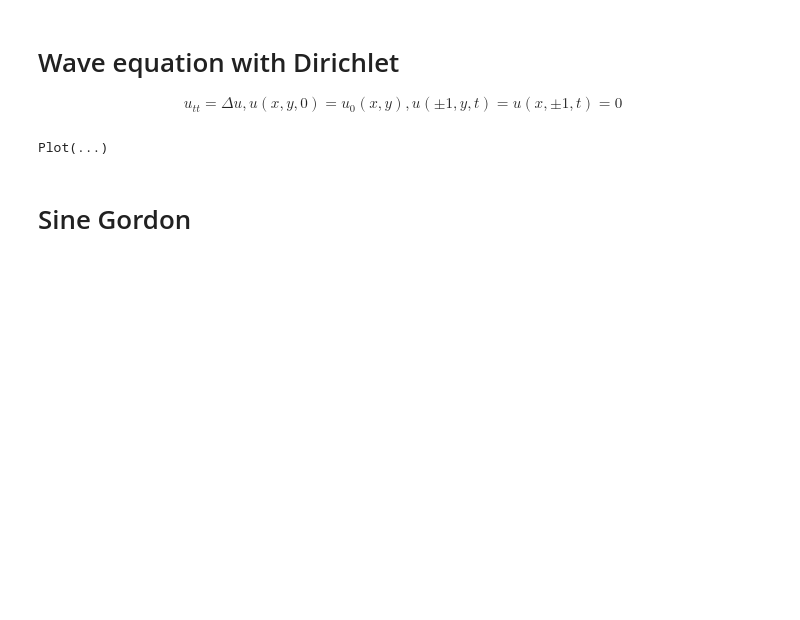
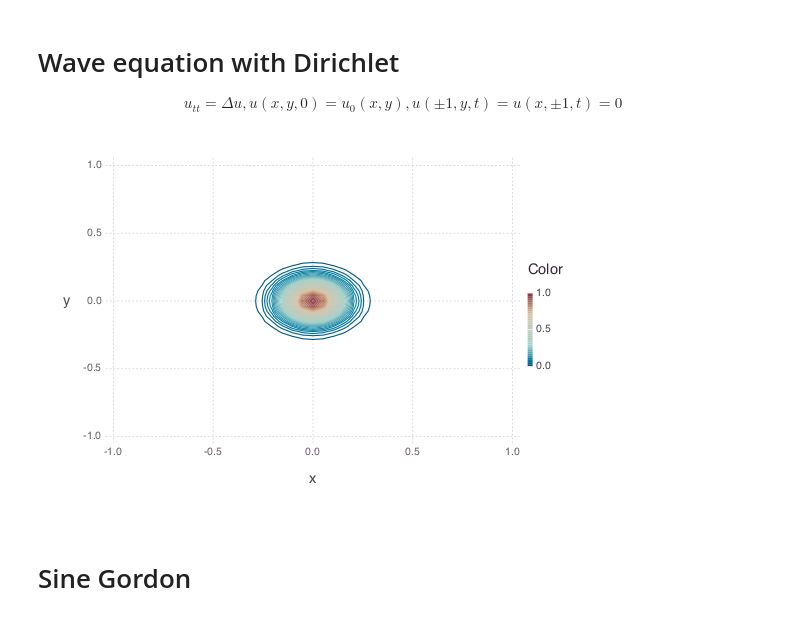
Before and after one commit to JuliaApproximation/ApproxFun.jl, a Jupyter notebook: examples/Time Evolution PDEs on Square (Gadfly).ipynb, the cells around one changed output. Saved outputs shown, nothing was run; the diff lists cells and outputs as text; code cells hidden in the pictures; blank space fills up the shorter version.

```diff
--- a/examples/Time Evolution PDEs on Square (Gadfly).ipynb
+++ b/examples/Time Evolution PDEs on Square (Gadfly).ipynb
@@ -18,9 +42,9 @@ $$u_{tt} = \Delta u, u(x,y,0)=u_0(x,y), u(\pm 1,y,t)=u(x,\pm 1,t)=0$$
 # %%
 d=Interval()^2
 # initial condition
-u0   = Fun((x,y)->exp(-50x^2-50y^2),d)
+u0   = ProductFun((x,y)->exp(-50x^2-50y^2),d)
 B= dirichlet(d) ;L=lap(d);
-glp=Input(u0);lift(f->ApproxFun.contour(f,levels=[-0.20001:0.02:0.11,0.2:0.1:1.]),glp)
+glp=Input(u0);lift(f->ApproxFun.contour(f,levels=[-0.30001:0.02:1.0]),glp)
 # %% [output]
-Plot(...)
+[figure, added]
 # %%
```
Also changed, not shown: parts of 4 cells of this notebook.
